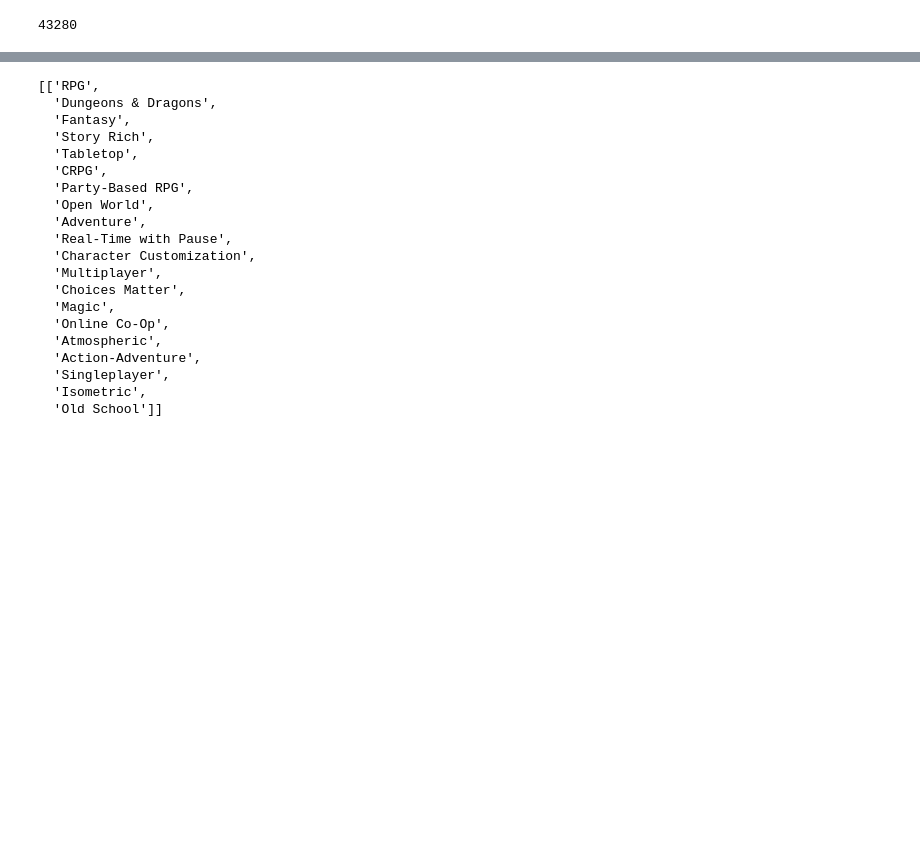
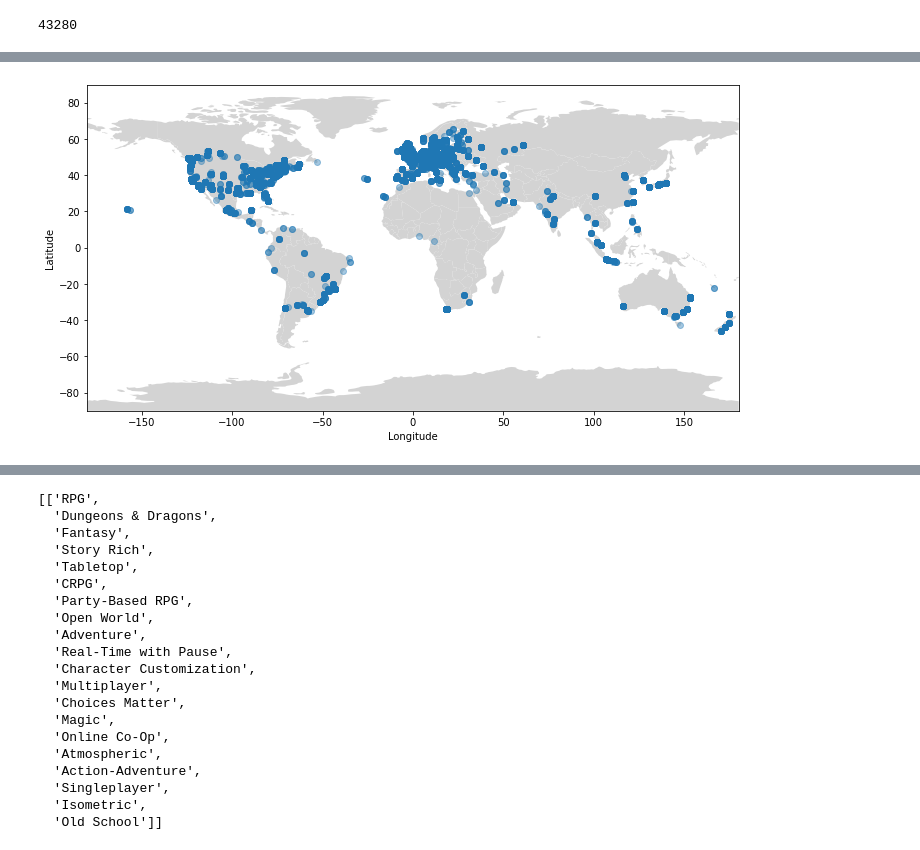
Before and after one commit to isam7/SteamScraping, a Jupyter notebook: Steam Data Analysis.ipynb, the cells around one changed output, grey strips where cells are left out. Drawn from its saved outputs; the diff is of its cells as text; code cells hidden in the pictures; blank space fills up the shorter version.

```diff
--- a/Steam Data Analysis.ipynb
+++ b/Steam Data Analysis.ipynb
@@ -237 +512,25 @@ Tokyo, Tokyo, Japan
+# %%
+worldmap = gpd.read_file(gpd.datasets.get_path("naturalearth_lowres"))
+
+df = pd.read_csv('coordinates.csv')
+
+#Creating axes and plotting world map
+fig, ax = plt.subplots(figsize=(12, 6))
+worldmap.plot(color="lightgrey", ax=ax)
+
+#Plot game dev locations
+Longitudes = df['Longitudes']
+Latitudes = df['Latitudes']
+plt.scatter(x, y, alpha=0.4, vmin=0, cmap='autumn')
+
+#Creating axis limits
+plt.xlim([-180, 180])
+plt.ylim([-90, 90])
+
+
+plt.xlabel("Longitude")
+plt.ylabel("Latitude")
+plt.show()
+# %% [output]
+[figure, added]
 # %%
```
Also changed, not shown: parts of 65 cells of this notebook.
